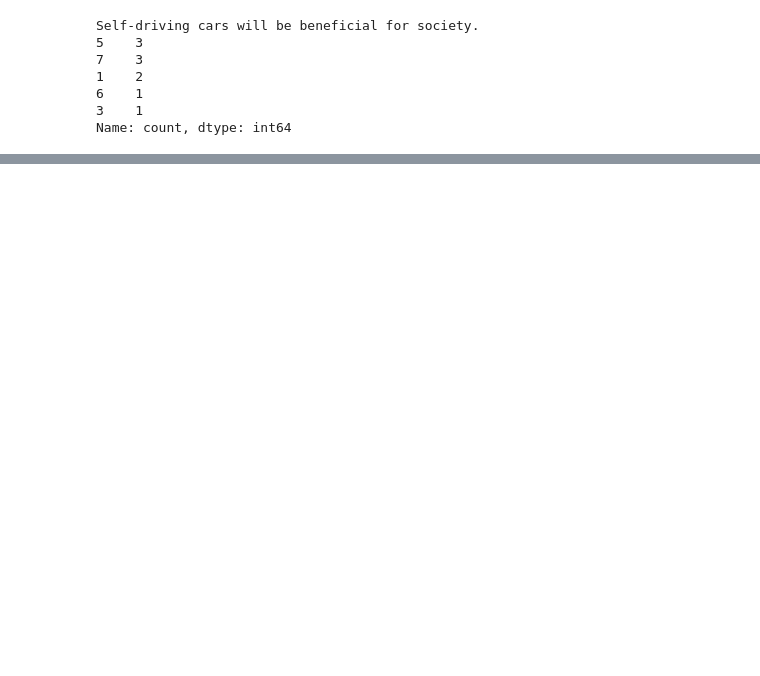
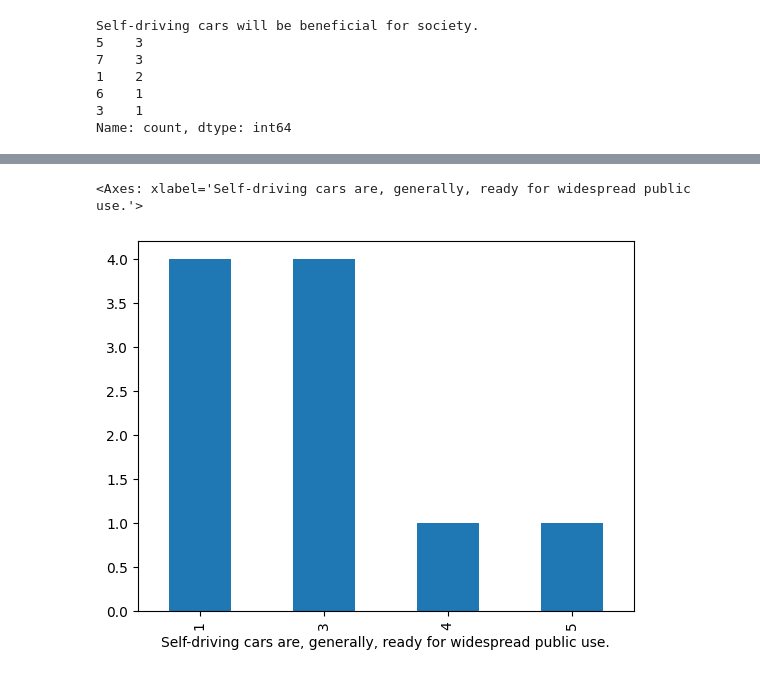
Before and after one commit to Zenon-Nowakowski/Ethics-of-self-driving-cars-analysis, a Jupyter notebook: data.ipynb, the cells around one changed output, grey strips where cells are left out. Cells and saved outputs as stored; diff of their text form; code cells hidden in the pictures; blank space fills up the shorter version.

```diff
--- a/data.ipynb
+++ b/data.ipynb
@@ -28,0 +39,5 @@ Name: count, dtype: int64
+# %%
+df["Self-driving cars are, generally, ready for widespread public use."].value_counts().plot.bar()
+# %% [output]
+<Axes: xlabel='Self-driving cars are, generally, ready for widespread public use.'>
+[figure, added]
```
Also changed, not shown: parts of 5 cells of this notebook, 6 other files.
